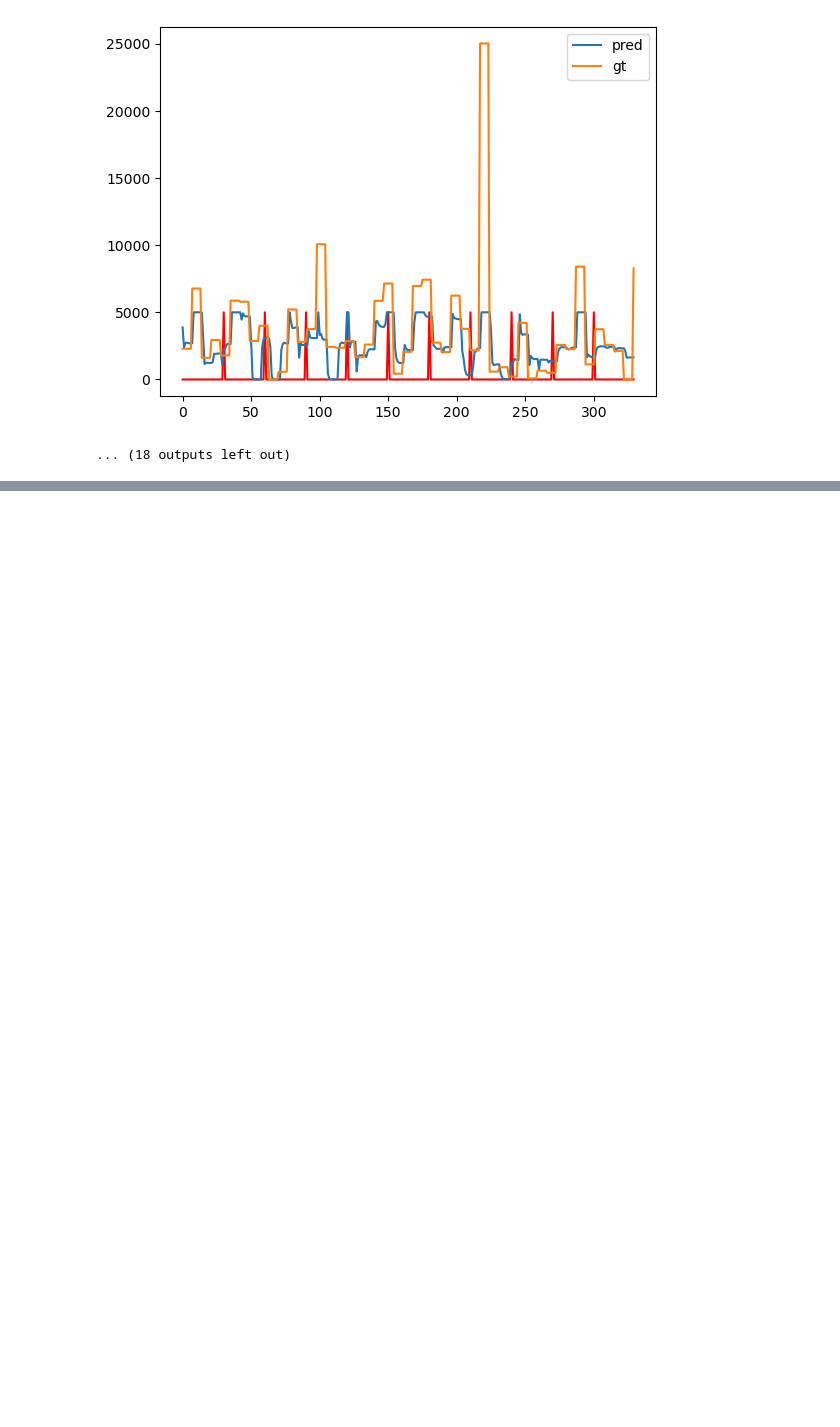
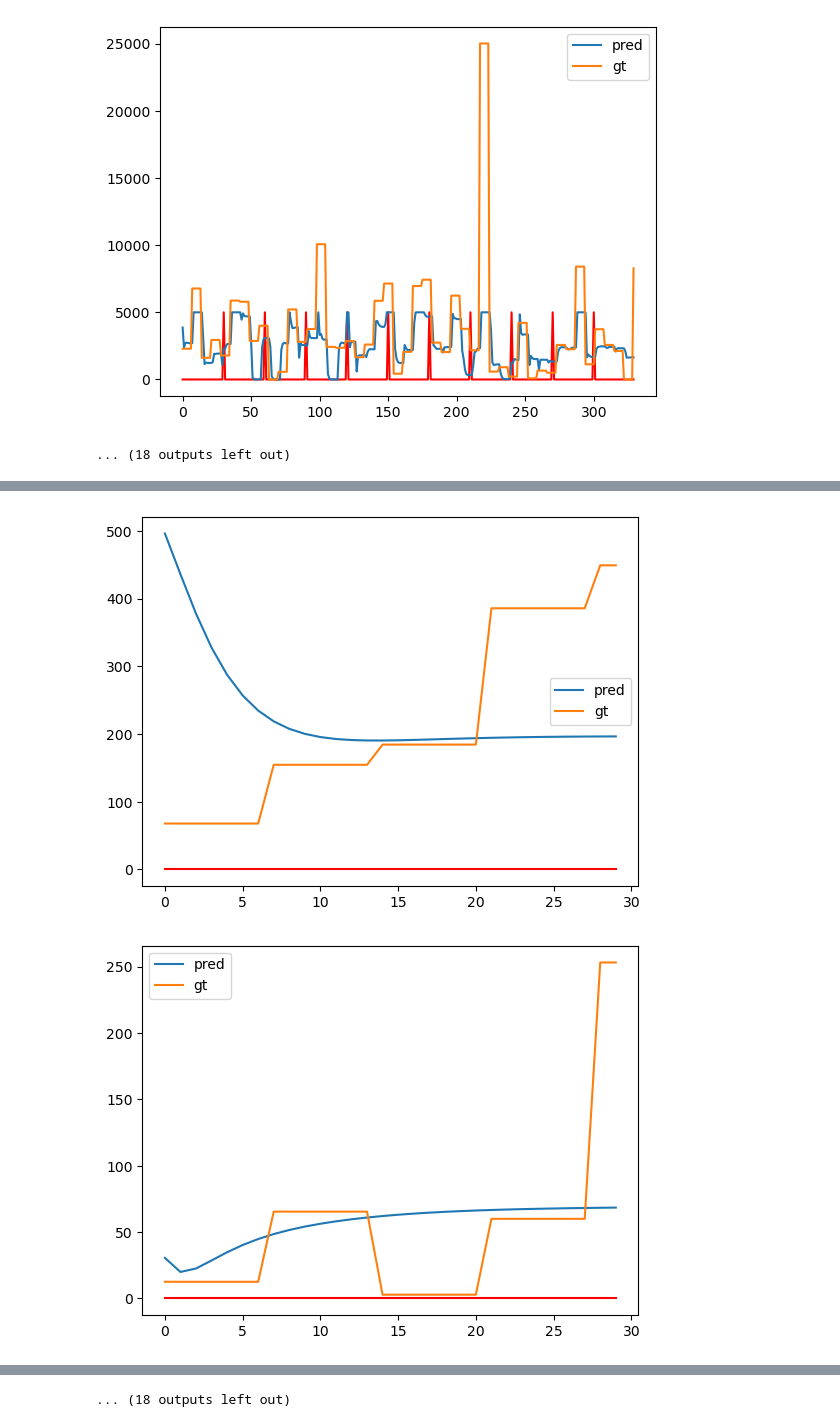
Before and after one commit to dkohlsdorf/sagemaker_experiments, a Jupyter notebook: notebooks/PrototypeDemandPrediction.ipynb, the cells around one changed output, grey strips where cells are left out. Drawn from its saved outputs; the diff is of its cells as text; code cells hidden in the pictures; blank space fills up the shorter version.

```diff
--- a/notebooks/PrototypeDemandPrediction.ipynb
+++ b/notebooks/PrototypeDemandPrediction.ipynb
@@ -864,3 +849,12 @@ for i in range(1, 31):
 [figure]
 [figure]
 ... (18 outputs left out)
+# %%
+n = 60
+t = 0
+print(scaled.shape)
+predictions = scaled[t:t+n]
+print(predictions.shape)
+history = predictions[0:30]
+ground_truth = predictions[30:]
+print(ground_truth.shape)
@@ -866,0 +865,2 @@ for i in range(1, 31):
+# %%
+forecast, dr = forecast_next_days(model, history, ground_truth, False)
@@ -866,0 +885,14 @@ for i in range(1, 31):
+# %%
+forecast_inverse = scaler.inverse_transform(forecast)
+ground_truth = scaler.inverse_transform(ground_truth)
+# %%
+forecast_inverse[forecast_inverse > 5000] = 5000
+for i in range(1, 31):
+    plt.plot(dr * max(forecast_inverse[:, i]), color='r')
+    plt.plot(forecast_inverse[:, i], label = 'pred')
+    plt.plot(ground_truth[:, i], label = 'gt')
+    plt.legend()
+    plt.show()
+# %% [output]
+[figure, added]
+[figure, added]
@@ -866,0 +909 @@ for i in range(1, 31):
+... (18 outputs left out)
```
Also changed, not shown: parts of 6 cells of this notebook.
